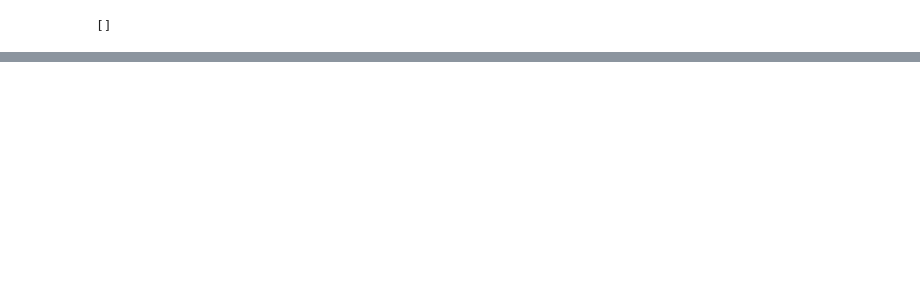
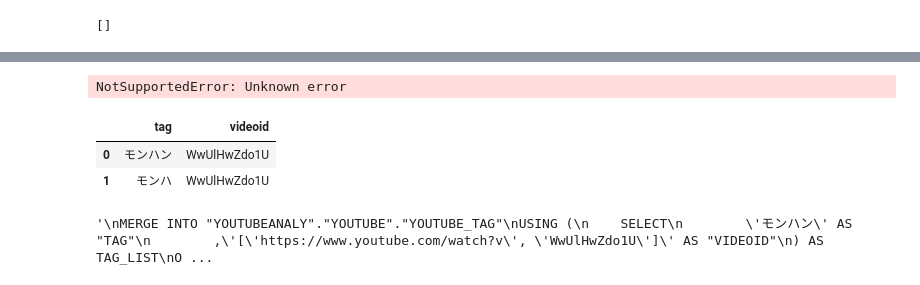
Before and after one commit to kiyo2022/project, a Jupyter notebook: YoutubeCrawling.ipynb, the cells around one changed output, grey strips where cells are left out. Drawn from its saved outputs; the diff is of its cells as text; code cells hidden in the pictures; blank space fills up the shorter version.

```diff
--- a/YoutubeCrawling.ipynb
+++ b/YoutubeCrawling.ipynb
@@ -302,0 +681,54 @@ driver = webdriver.Chrome(options=options)
+# %%
+cnx = snowflake.connector.connect(
+          user='kiyo22',
+          password='Kodani22',
+          account='ml07236.ap-northeast-1.aws',
+          warehouse='COMPUTE_WH',
+          database='YOUTUBEANALY',
+          schema='YOUTUBE',
+          protocol='https')
+cur = cnx.cursor()
+cur.execute("select * from YOUTUBE_VDA")
+df3 = cur.fetch_pandas_all()
+df3
+# %% [output]
+NotSupportedError: Unknown error
+# %%
+import pandas as pd
+from sqlalchemy import create_engine
+from sqlalchemy.orm import sessionmaker
+from snowflake.sqlalchemy import URL
+from sqlalchemy.dialects import registry
+
+registry.register('snowflake', 'snowflake.sqlalchemy', 'dialect')
+
+USER = "kiyo22"
+PASSWORD = "Kodani22"
+ACCOUNT = "ml07236.ap-northeast-1.aws"
+
+# param_month = input("Month(yyyy-MM-dd): ").rstrip()
+# param_city = input("City Name: ").rstrip()
+q = """
+SELECT
+    * FROM YOUTUBE_TAG
+;"""
+
+engine = create_engine(URL(user=USER,
+                           password=PASSWORD,
+                           account=ACCOUNT,
+                           warehouse="COMPUTE_WH",
+                           database="YOUTUBEANALY",
+                           schema="YOUTUBE"))
+
+try:
+    conn = engine.connect()
+    df4 = pd.read_sql_query(q,engine)
+finally:
+    conn.close()
+    engine.dispose()
+
+df4.head()
+# %% [output]
+|  | tag | videoid |
+| 0 | モンハン | WwUlHwZdo1U |
+| 1 | モンハ | WwUlHwZdo1U |
@@ -302,0 +822,19 @@ driver = webdriver.Chrome(options=options)
+# %%
+q = """
+MERGE INTO "YOUTUBEANALY"."YOUTUBE"."YOUTUBE_TAG"
+USING (
+    SELECT
+        '""" + str(TAGLIST[0]) + """' AS "TAG"
+        ,'""" + str(VIDEOID) + """' AS "VIDEOID"
+) AS TAG_LIST
+ON (
+"YOUTUBE_TAG"."TAG" = TAG_LIST."TAG"
+AND "YOUTUBE_TAG"."VIDEOID" = TAG_LIST."VIDEOID"
+)
+WHEN NOT MATCHED THEN
+    INSERT (TAG,VIDEOID)
+        VALUES ('""" + str(TAGLIST[0]) + """','""" + str(VIDEOID) + """')
+;"""
+q
+# %% [output]
+'\nMERGE INTO "YOUTUBEANALY"."YOUTUBE"."YOUTUBE_TAG"\nUSING (\n    SELECT\n        \'モンハン\' AS "TAG"\n        ,\'[\'https://www.youtube.com/watch?v\', \'WwUlHwZdo1U\']\' AS "VIDEOID"\n) AS TAG_LIST\nO ...
```
Also changed, not shown: parts of 63 cells of this notebook.
